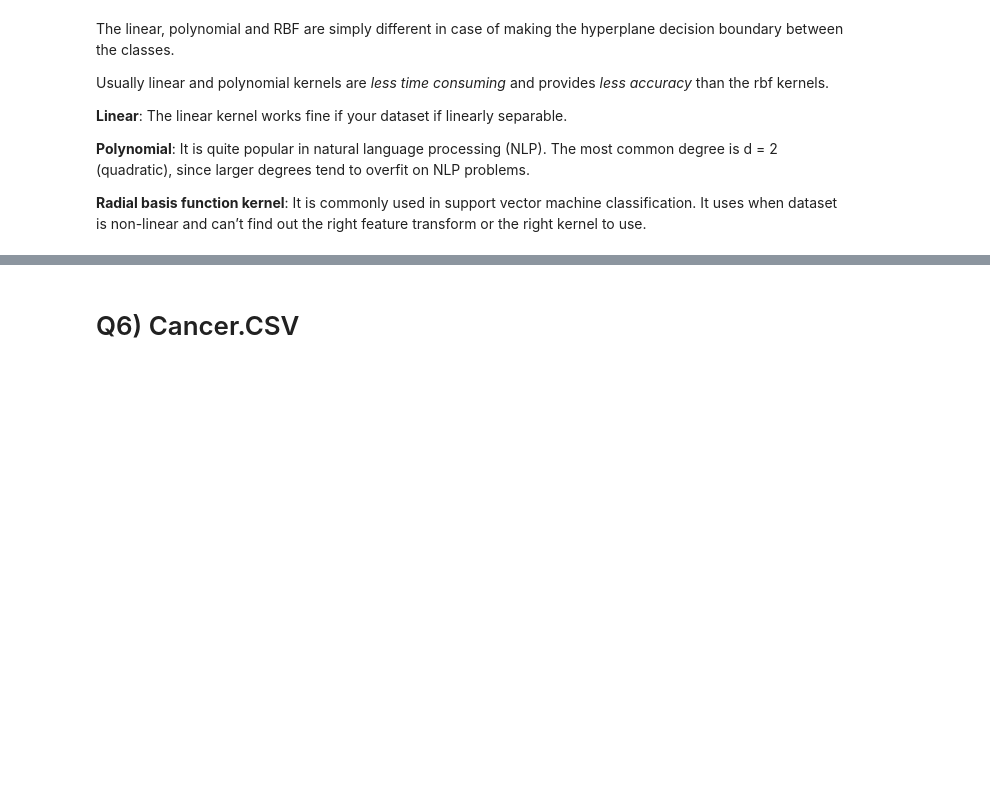
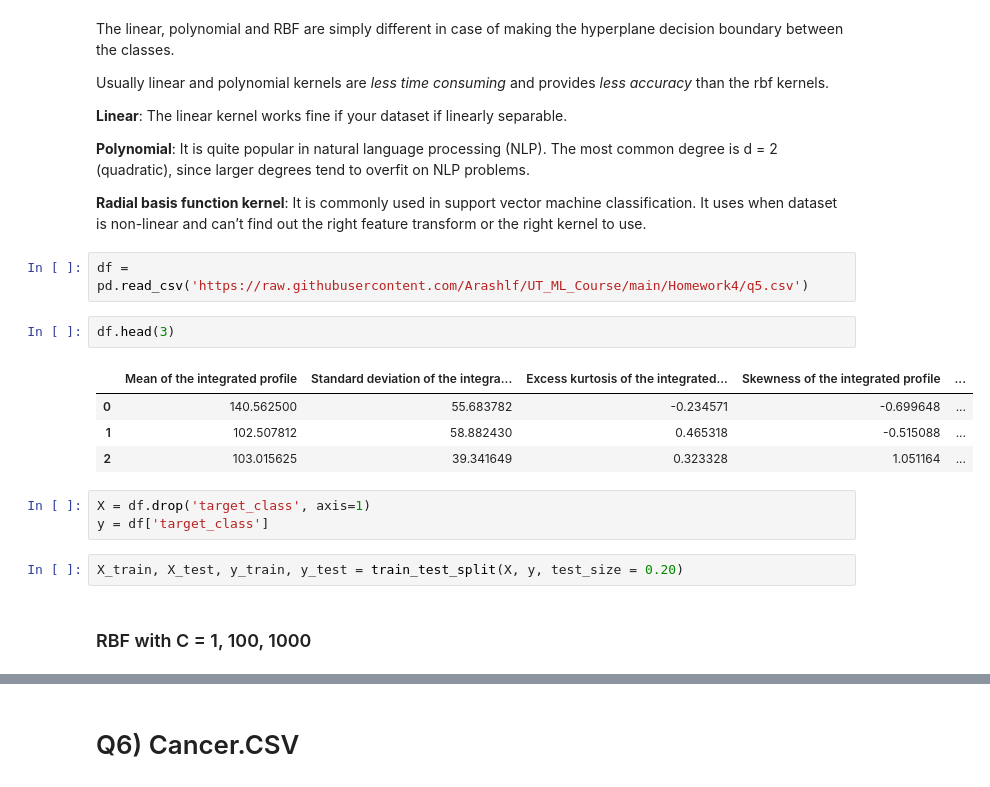
Before and after one commit to Arashlf/UT_ML_Course, a Jupyter notebook: Homework4/Q5_6.ipynb, the cells around one changed output, grey strips where cells are left out. Cells and saved outputs as stored; diff of their text form; blank space fills up the shorter version.

```diff
--- a/Homework4/Q5_6.ipynb
+++ b/Homework4/Q5_6.ipynb
@@ -22,3 +25,19 @@ Usually linear and polynomial kernels are *less time consuming* and provides *le
 **Polynomial**: It is quite popular in natural language processing (NLP). The most common degree is d = 2 (quadratic), since larger degrees tend to overfit on NLP problems.
 
 **Radial basis function kernel**: It is commonly used in support vector machine classification. It uses when dataset is non-linear and can’t find out the right feature transform or the right kernel to use.
+# %%
+df = pd.read_csv('https://raw.githubusercontent.com/Arashlf/UT_ML_Course/main/Homework4/q5.csv')
+# %%
+df.head(3)
+# %% [output]
+|  | Mean of the integrated profile | Standard deviation of the integra... | Excess kurtosis of the integrated... | Skewness of the integrated profile | ... |
+| 0 | 140.562500 | 55.683782 | -0.234571 | -0.699648 | ... |
+| 1 | 102.507812 | 58.882430 | 0.465318 | -0.515088 | ... |
+| 2 | 103.015625 | 39.341649 | 0.323328 | 1.051164 | ... |
+# %%
+X = df.drop('target_class', axis=1)
+y = df['target_class']
+# %%
+X_train, X_test, y_train, y_test = train_test_split(X, y, test_size = 0.20)
+# %% [markdown]
+### RBF with C = 1, 100, 1000
```
Also changed, not shown: parts of 34 cells of this notebook.
